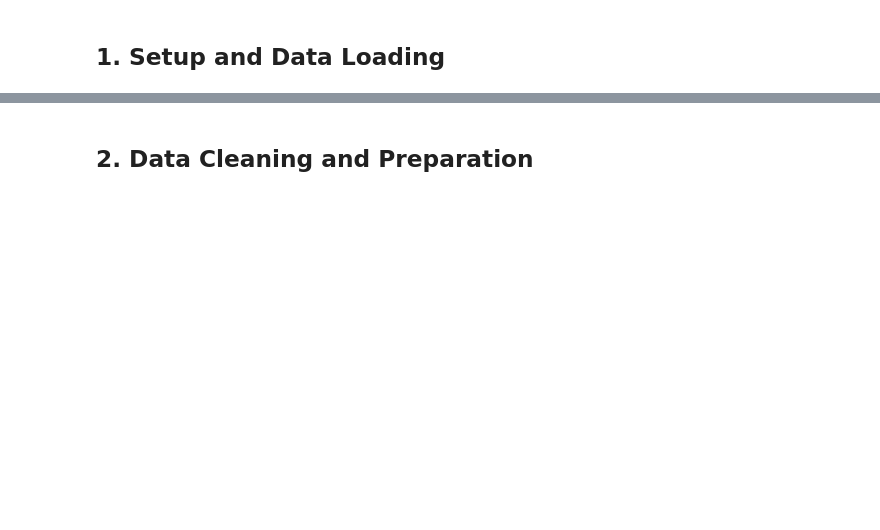
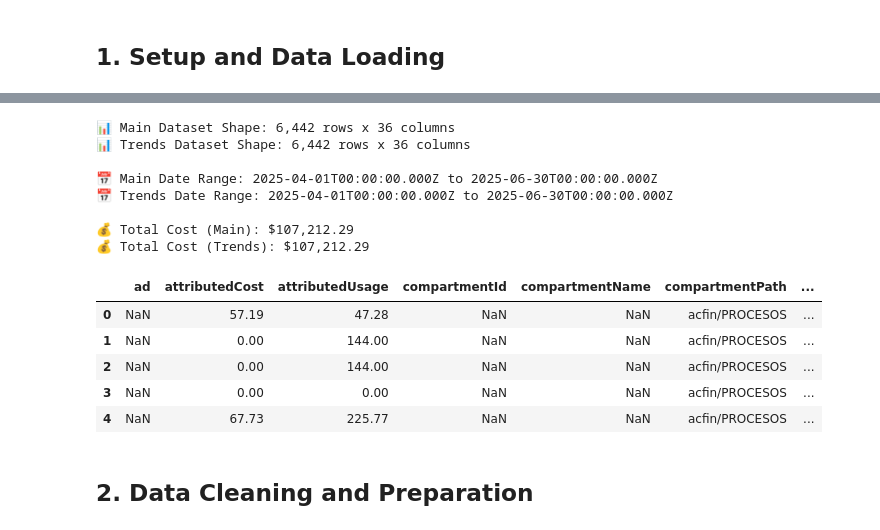
Before and after one commit to dralquinta/OCI-FinOps-Helper, a Jupyter notebook: jupe-note/finops_analysis.ipynb, the cells around one changed output, grey strips where cells are left out. Drawn from its saved outputs; the diff is of its cells as text; code cells hidden in the pictures; blank space fills up the shorter version.

```diff
--- a/jupe-note/finops_analysis.ipynb
+++ b/jupe-note/finops_analysis.ipynb
@@ -23,20 +25,37 @@ print("✅ Libraries imported successfully")
 # %%
 # Load the merged output data for resource analysis
-df = pd.read_csv('../output/1.csv')
+file = '../output/2.csv'
+
+df = pd.read_csv(file)
 
 # Load output.csv for time series trend analysis (has better time granularity)
-df_trends = pd.read_csv('../output/1.csv')
+df_trends = pd.read_csv(file)
 
 # Display basic information
 print(f"📊 Main Dataset Shape: {df.shape[0]:,} rows x {df.shape[1]} columns")
 print(f"📊 Trends Dataset Shape: {df_trends.shape[0]:,} rows x {df_trends.shape[1]} columns")
 print(f"\n📅 Main Date Range: {df['timeUsageStarted'].min()} to {df['timeUsageEnded'].max()}")
 print(f"📅 Trends Date Range: {df_trends['timeUsageStarted'].min()} to {df_trends['timeUsageEnded'].max()}")
 print(f"\n💰 Total Cost (Main): ${df['computedAmount'].sum():,.2f}")
 print(f"💰 Total Cost (Trends): ${df_trends['computedAmount'].sum():,.2f}")
 
 # Show first few rows
 df.head()
+# %% [output]
+📊 Main Dataset Shape: 6,442 rows x 36 columns
+📊 Trends Dataset Shape: 6,442 rows x 36 columns
+
+📅 Main Date Range: 2025-04-01T00:00:00.000Z to 2025-06-30T00:00:00.000Z
+📅 Trends Date Range: 2025-04-01T00:00:00.000Z to 2025-06-30T00:00:00.000Z
+
+💰 Total Cost (Main): $107,212.29
+💰 Total Cost (Trends): $107,212.29
+|  | ad | attributedCost | attributedUsage | compartmentId | compartmentName | compartmentPath | ... |
+| 0 | NaN | 57.19 | 47.28 | NaN | NaN | acfin/PROCESOS | ... |
+| 1 | NaN | 0.00 | 144.00 | NaN | NaN | acfin/PROCESOS | ... |
+| 2 | NaN | 0.00 | 144.00 | NaN | NaN | acfin/PROCESOS | ... |
+| 3 | NaN | 0.00 | 0.00 | NaN | NaN | acfin/PROCESOS | ... |
+| 4 | NaN | 67.73 | 225.77 | NaN | NaN | acfin/PROCESOS | ... |
 # %% [markdown]
 ## 2. Data Cleaning and Preparation
 # %%
```
Also changed, not shown: parts of 17 cells of this notebook.
